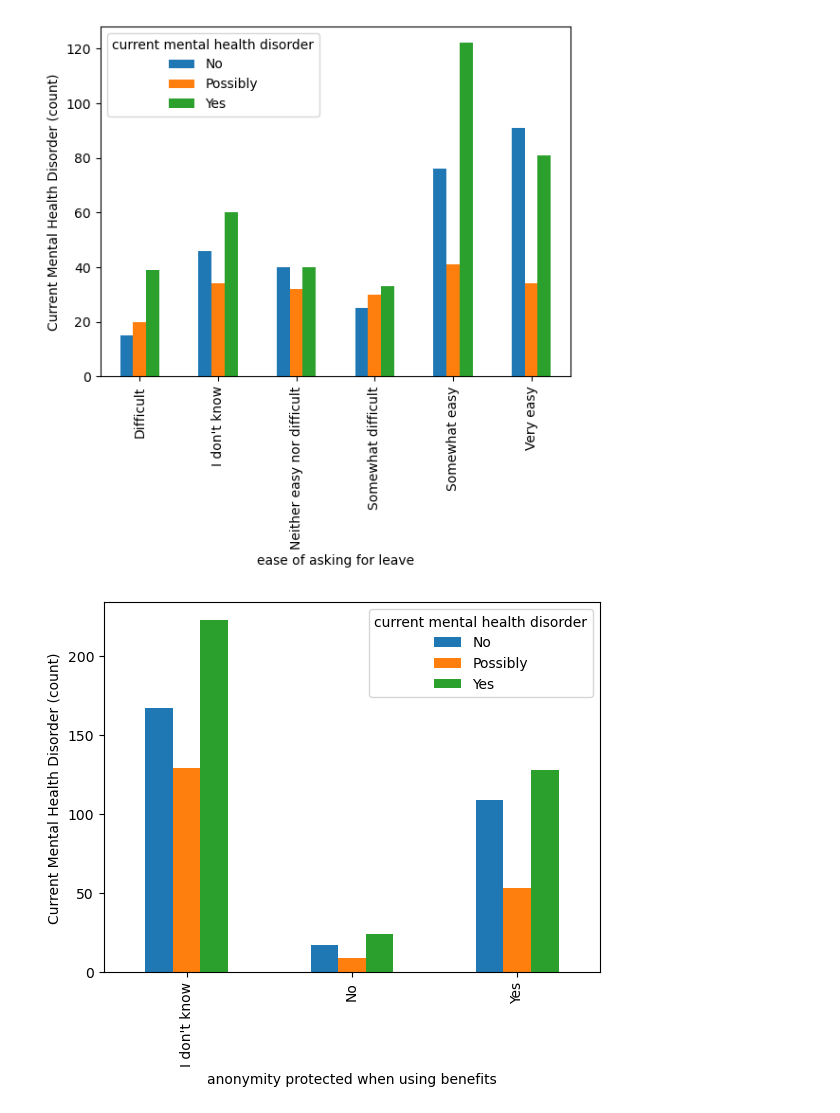
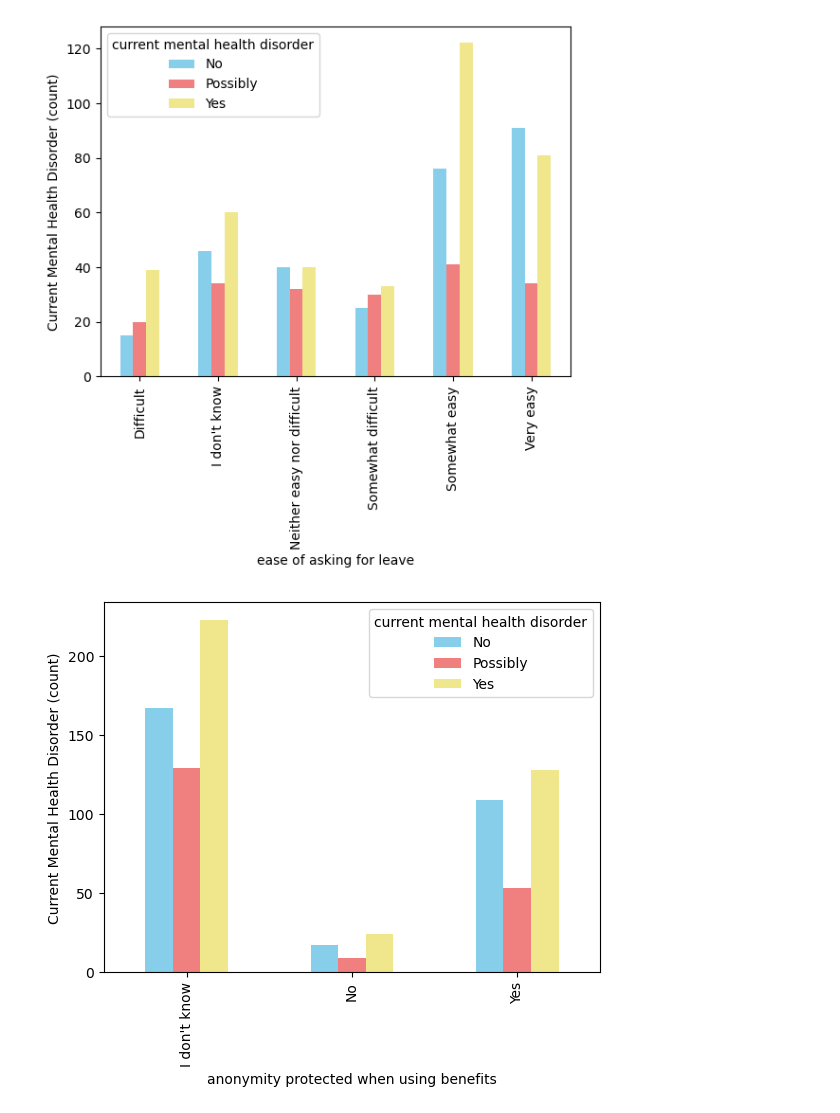
Before and after one commit to AthenOsterberg1995/Project-1---Mental-Health-in-Tech, a Jupyter notebook: Question_4_Visualizations/Question_4_Visualizations.ipynb, the cells around one changed output. Cells and saved outputs as stored; diff of their text form; code cells hidden in the pictures.

```diff
--- a/Question_4_Visualizations/Question_4_Visualizations.ipynb
+++ b/Question_4_Visualizations/Question_4_Visualizations.ipynb
@@ -68,21 +68,21 @@ plt.savefig("anonymity_protected_bar_group_percent.png", bbox_inches='tight')
 #https://stackoverflow.com/questions/37427362/plt-show-shows-full-graph-but-savefig-is-cropping-the-image/37428142
 
 #bar chart for ease of asking for leave by count
-leave_groupby_df["count"].unstack().plot(kind='bar')
+leave_groupby_df["count"].unstack().plot(kind='bar',color=['skyblue','lightcoral','khaki'])
 plt.ylabel("Current Mental Health Disorder (count)")
 plt.savefig("ease_of_asking_leave_count.png", bbox_inches='tight')
 # %% [output]
-[figure, old version]
+[figure, new version]
 # %%
 #multiindex bar chart formatting:
 #https://stackoverflow.com/questions/34248741/plotting-pandas-multiindex-bar-chart
 
 #code for cropping chart correctly
 #https://stackoverflow.com/questions/37427362/plt-show-shows-full-graph-but-savefig-is-cropping-the-image/37428142
 
 #bar chart for anonymity by count
-anonymity_groupby_df["count"].unstack().plot(kind='bar')
+anonymity_groupby_df["count"].unstack().plot(kind='bar',color=['skyblue','lightcoral','khaki'])
 plt.ylabel("Current Mental Health Disorder (count)")
 plt.savefig("anonymity_protected_bar_count.png", bbox_inches='tight')
 # %% [output]
-[figure, old version]
+[figure, new version]
```
Also changed, not shown: parts of 2 cells of this notebook, 4 other files.
